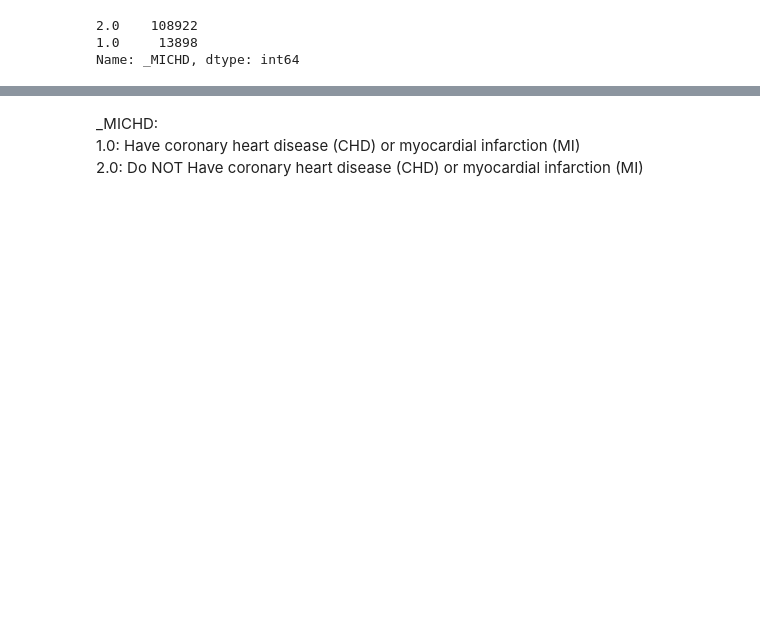
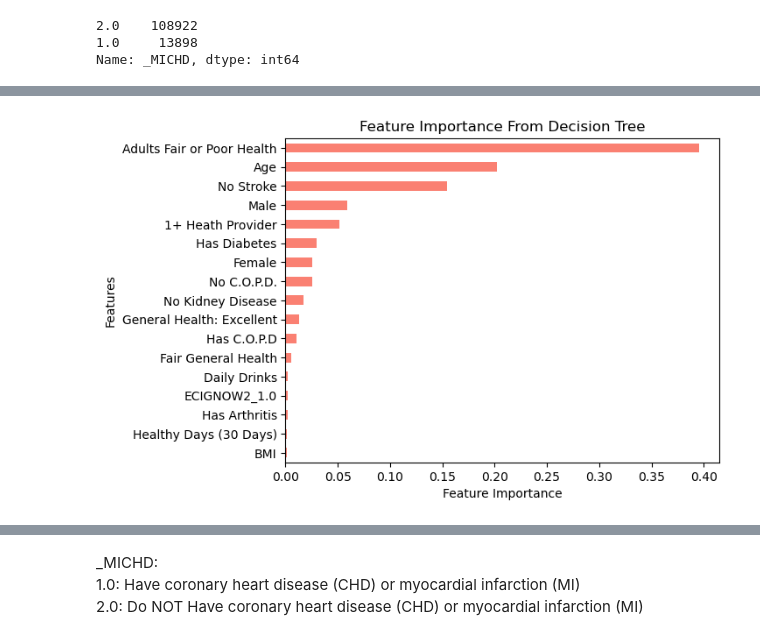
Before and after one commit to duvallar/MA384_CDSA, a Jupyter notebook: duvallar/indicators_2022/analysis2022-l1.ipynb, the cells around one changed output, grey strips where cells are left out. Cells and saved outputs as stored; diff of their text form; code cells hidden in the pictures; blank space fills up the shorter version.

```diff
--- a/duvallar/indicators_2022/analysis2022-l1.ipynb
+++ b/duvallar/indicators_2022/analysis2022-l1.ipynb
@@ -330,3 +237,25 @@ Text(0.5, 1.0, 'Feature Importance')
+# %%
+import matplotlib.pyplot as plt
+
+# Assuming feature_importances is a Pandas Series
+feature_importances = feature_importances.sort_values()
+
+# Create a horizontal bar plot
+ax = feature_importances.plot.barh(color='salmon')
+
+# # Add numerical values at the end of each bar
+# for bar, value in zip(ax.patches, feature_importances.values):
+#     ax.text(bar.get_width() + 0.001, bar.get_y() + bar.get_height()/2, f'{value:.3f}', ha='left', va='center')
+
+# Set labels and title
+plt.xlabel('Feature Importance')
+plt.ylabel('Features')
+plt.title('Feature Importance From Decision Tree')
+
+# Show the plot
+plt.show()
+# %% [output]
+[figure, added]
 # %%
 df.rename(columns=feature_dict, inplace=True)
 # %%
```
Also changed, not shown: parts of 20 cells of this notebook, 1 other file.
